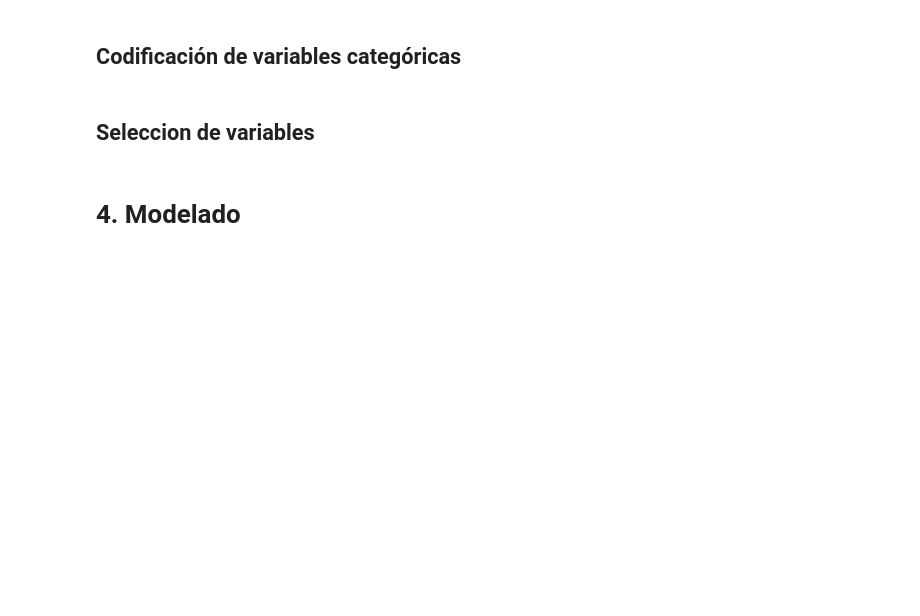
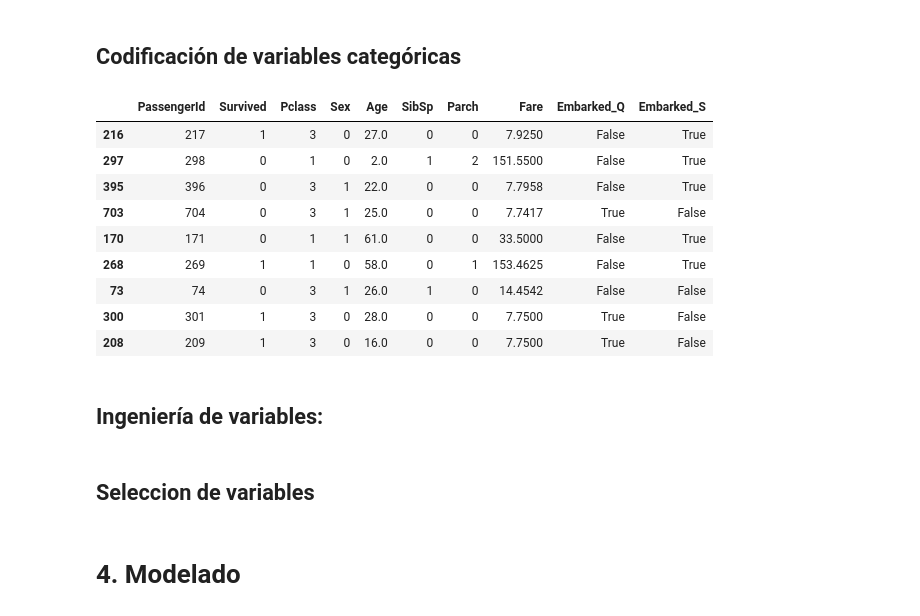
Before and after one commit to valec3/DATA-SCIENCE-PROJECTS, a Jupyter notebook: titanic-solution.ipynb, the cells around one changed output. Saved outputs shown, nothing was run; the diff lists cells and outputs as text; code cells hidden in the pictures; blank space fills up the shorter version.

```diff
--- a/titanic-solution.ipynb
+++ b/titanic-solution.ipynb
@@ -170,2 +238,35 @@ plt.show()
+# %%
+# Imputar 'Age' con la mediana
+train_df['Age'] = train_df['Age'].fillna(train_df['Age'].median())
+
+# Imputar 'Embarked' con la moda
+train_df['Embarked'] = train_df['Embarked'].fillna(train_df['Embarked'].mode()[0])
+
+# Eliminar columnas con muchos nulos e innecesarias
+train_df = train_df.drop(['Cabin','Name','Ticket'], axis = 1)
+test_df = test_df.drop(['Cabin','Name','Ticket'], axis = 1)
 # %% [markdown]
 ## Codificación de variables categóricas
+# %%
+# Codificar 'Sex' (0 = female, 1 = male)
+train_df['Sex'] = train_df['Sex'].map({'female': 0, 'male': 1})
+
+# One-hot encoding para 'Embarked'
+embarked_encoded = pd.get_dummies(train_df['Embarked'], prefix='Embarked', drop_first=True)
+train_df = pd.concat([train_df, embarked_encoded], axis=1)
+train_df = train_df.drop('Embarked', axis=1)
+# %%
+train_df.sample(9)
+# %% [output]
+|  | PassengerId | Survived | Pclass | Sex | Age | SibSp | Parch | Fare | Embarked_Q | Embarked_S |
+| 216 | 217 | 1 | 3 | 0 | 27.0 | 0 | 0 | 7.9250 | False | True |
+| 297 | 298 | 0 | 1 | 0 | 2.0 | 1 | 2 | 151.5500 | False | True |
+| 395 | 396 | 0 | 3 | 1 | 22.0 | 0 | 0 | 7.7958 | False | True |
+| 703 | 704 | 0 | 3 | 1 | 25.0 | 0 | 0 | 7.7417 | True | False |
+| 170 | 171 | 0 | 1 | 1 | 61.0 | 0 | 0 | 33.5000 | False | True |
+| 268 | 269 | 1 | 1 | 0 | 58.0 | 0 | 1 | 153.4625 | False | True |
+| 73 | 74 | 0 | 3 | 1 | 26.0 | 1 | 0 | 14.4542 | False | False |
+| 300 | 301 | 1 | 3 | 0 | 28.0 | 0 | 0 | 7.7500 | True | False |
+| 208 | 209 | 1 | 3 | 0 | 16.0 | 0 | 0 | 7.7500 | True | False |
+# %% [markdown]
+## Ingeniería de variables:
```
Also changed, not shown: parts of 14 cells of this notebook.
